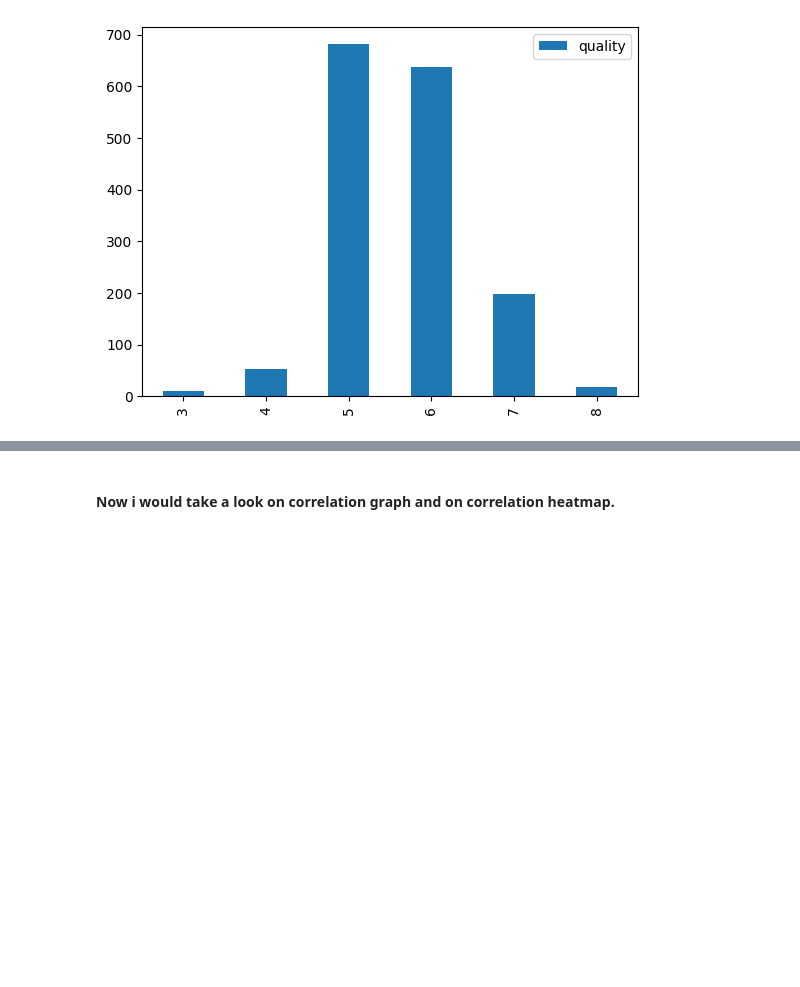
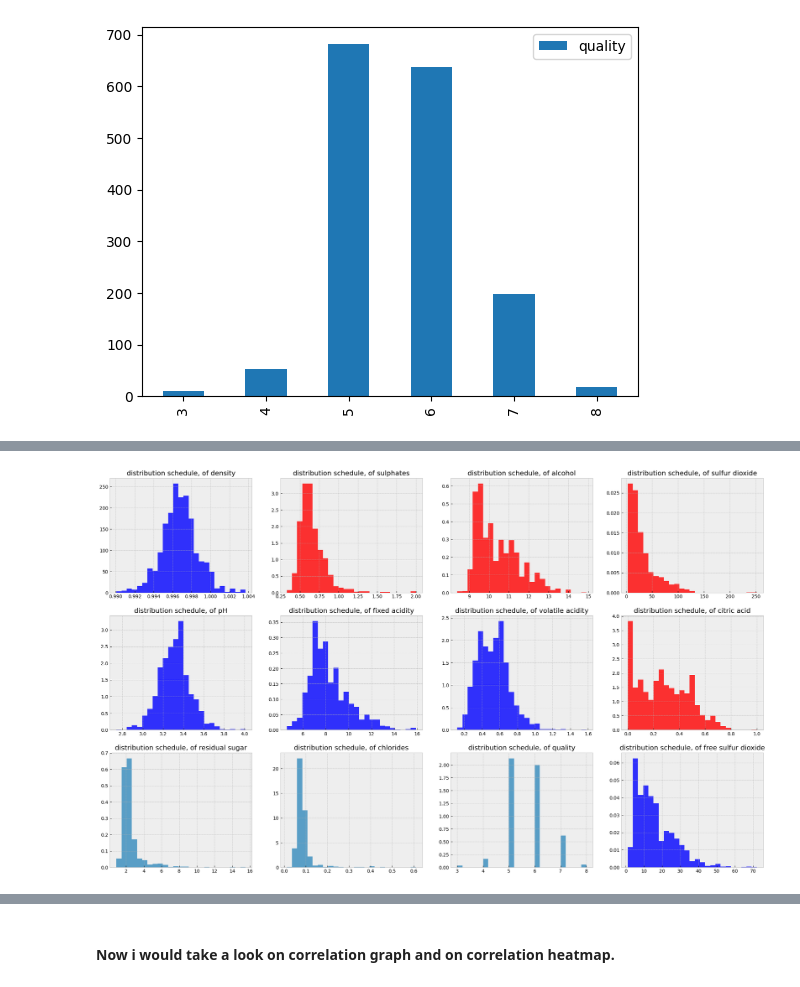
Before and after one commit to Amersant1/Vine_quality_analysis_and_ml, a Jupyter notebook: main.ipynb, the cells around one changed output, grey strips where cells are left out. Cells and saved outputs as stored; diff of their text form; code cells hidden in the pictures; blank space fills up the shorter version.

```diff
--- a/main.ipynb
+++ b/main.ipynb
@@ -184,0 +186,87 @@ As we can see: the wines with rate 5 have biggest number of rows, while wines wi
+# %%
+plt.style.use("bmh",)
+# 'fixed acidity', 'volatile acidity', 'citric acid', 'residual sugar',"part of sugar",
+#        'chlorides', 'free sulfur dioxide', 'total sulfur dioxide', 'sulfur dioxide','density',
+#        'pH', 'sulphates', 'alcohol', 'quality'
+
+
+fig,axes = plt.subplots(ncols=4,nrows=3,figsize=(25,15))
+ax = axes[0,0]
+bx = axes[0,1]
+cx = axes[0,2]
+dx = axes[0,3]
+ex=axes[1,0]
+fx=axes[1,1]
+gx  = axes[1,2]
+hx = axes[1,3]
+ix = axes[2,0]
+kx = axes[2,1]
+lx = axes[2,2]
+mx=axes[2,3]
+
+
+
+ax.hist(df["density"],
+        histtype="stepfilled", bins=25, alpha=0.8, density=True,color="blue")
+ax.set_title("distribution schedule, of density")
+
+# fig, bx = plt.subplots()
+bx.hist(df["sulphates"],
+        histtype="stepfilled", bins=25, alpha=0.8, density=True,color="red")
+bx.set_title("distribution schedule, of sulphates")
+
+
+# fig, bx = plt.subplots()
+cx.hist(df["alcohol"],
+        histtype="stepfilled", bins=25, alpha=0.8, density=True,color="red")
+cx.set_title("distribution schedule, of alcohol")
+
+
+dx.hist(df["sulfur dioxide"],
+        histtype="stepfilled", bins=25, alpha=0.8, density=True,color="red")
+dx.set_title("distribution schedule, of sulfur dioxide")
+
+ex.hist(df["pH"],
+        histtype="stepfilled", bins=25, alpha=0.8, density=True,color="blue")
+ex.set_title("distribution schedule, of pH")
+
+
+fx.hist(df["fixed acidity"],
+        histtype="stepfilled", bins=25, alpha=0.8, density=True,color="blue")
+fx.set_title("distribution schedule, of fixed acidity")
+
+
+gx.hist(df["volatile acidity"],
+        histtype="stepfilled", bins=25, alpha=0.8, density=True,color="blue")
+gx.set_title("distribution schedule, of volatile acidity")
+
+
+hx.hist(df["citric acid"],
+        histtype="stepfilled", bins=25, alpha=0.8, density=True,color="red")
+hx.set_title("distribution schedule, of citric acid")
+
+
+ix.hist(df["residual sugar"],
+        histtype="stepfilled", bins=25, alpha=0.8, density=True)
+ix.set_title("distribution schedule, of residual sugar")
+
+
+kx.hist(df["chlorides"],
+        histtype="stepfilled", bins=25, alpha=0.8, density=True)
+kx.set_title("distribution schedule, of chlorides")
+
+
+lx.hist(df["quality"],
+        histtype="stepfilled", bins=25, alpha=0.8, density=True)
+lx.set_title("distribution schedule, of quality")
+
+
+mx.hist(df["free sulfur dioxide"],
+        histtype="stepfilled", bins=25, alpha=0.8, density=True,color="red")
+mx.set_title("distribution schedule, of free sulfur dioxide")
+
+
+
+plt.show()
+# %% [output]
+[figure, added]
```
Also changed, not shown: parts of 4 cells of this notebook.
